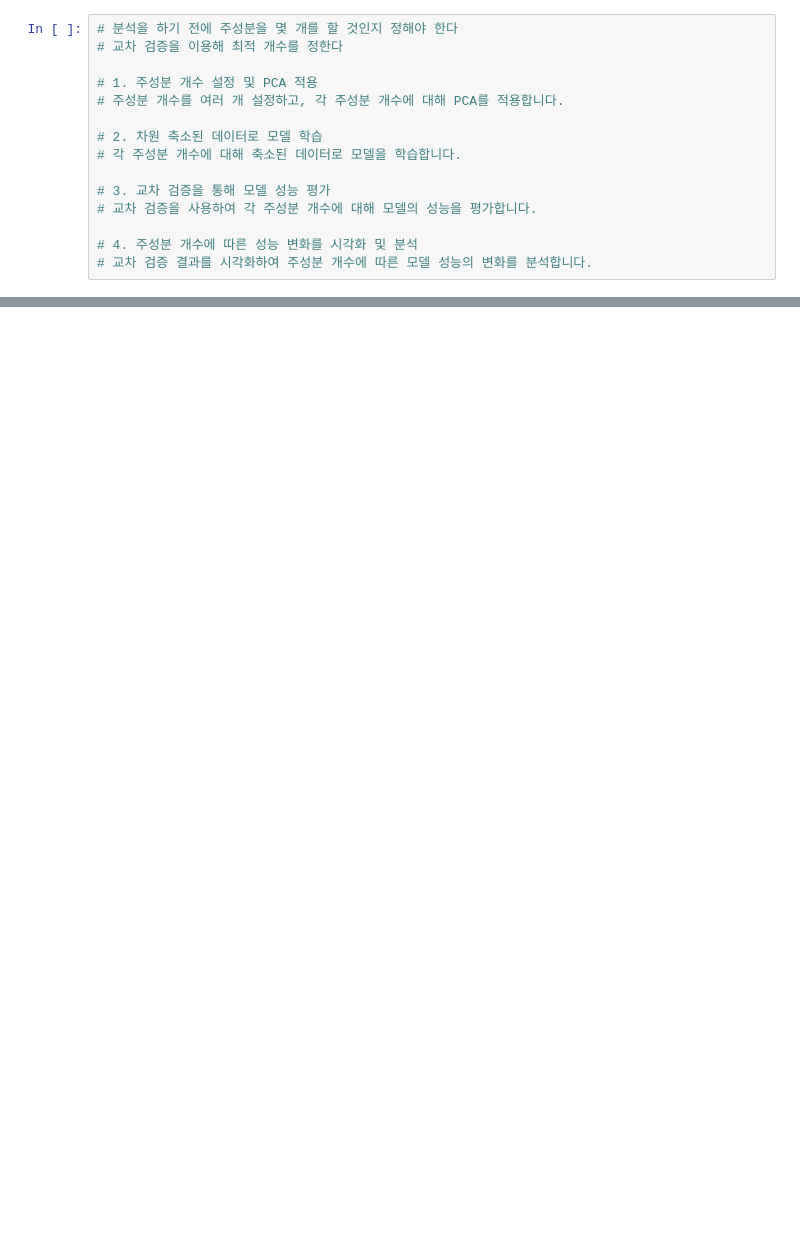
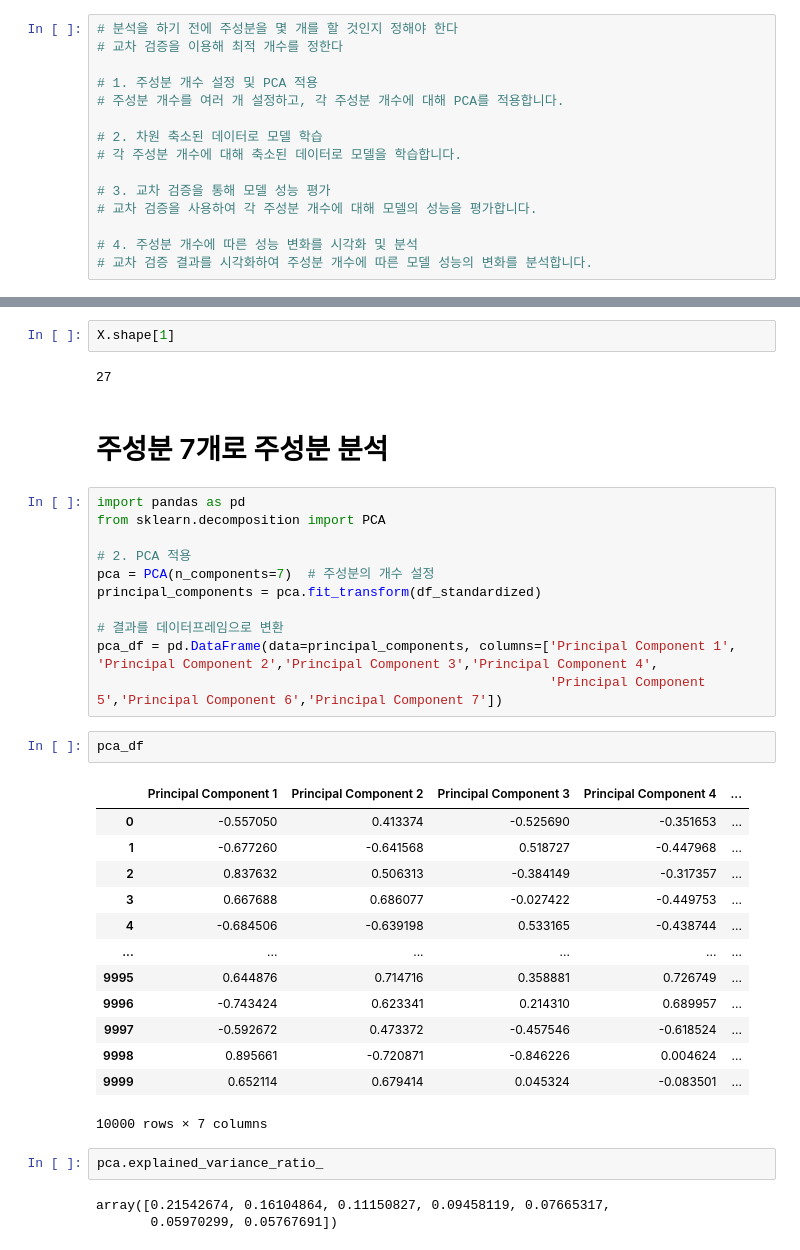
Before and after one commit to coconutkim/project_churn, a Jupyter notebook: real6.ipynb, the cells around one changed output, grey strips where cells are left out. Drawn from its saved outputs; the diff is of its cells as text; blank space fills up the shorter version.

```diff
--- a/real6.ipynb
+++ b/real6.ipynb
@@ -523,0 +570,38 @@ Optimal number of components: 3
+# %%
+X.shape[1]
+# %% [output]
+27
+# %% [markdown]
+# 주성분 7개로 주성분 분석
+# %%
+import pandas as pd
+from sklearn.decomposition import PCA
+
+# 2. PCA 적용
+pca = PCA(n_components=7)  # 주성분의 개수 설정
+principal_components = pca.fit_transform(df_standardized)
+
+# 결과를 데이터프레임으로 변환
+pca_df = pd.DataFrame(data=principal_components, columns=['Principal Component 1', 'Principal Component 2','Principal Component 3','Principal Component 4',
+                                                          'Principal Component 5','Principal Component 6','Principal Component 7'])
+# %%
+pca_df
+# %% [output]
+|  | Principal Component 1 | Principal Component 2 | Principal Component 3 | Principal Component 4 | ... |
+| 0 | -0.557050 | 0.413374 | -0.525690 | -0.351653 | ... |
+| 1 | -0.677260 | -0.641568 | 0.518727 | -0.447968 | ... |
+| 2 | 0.837632 | 0.506313 | -0.384149 | -0.317357 | ... |
+| 3 | 0.667688 | 0.686077 | -0.027422 | -0.449753 | ... |
+| 4 | -0.684506 | -0.639198 | 0.533165 | -0.438744 | ... |
+| ... | ... | ... | ... | ... | ... |
+| 9995 | 0.644876 | 0.714716 | 0.358881 | 0.726749 | ... |
+| 9996 | -0.743424 | 0.623341 | 0.214310 | 0.689957 | ... |
+| 9997 | -0.592672 | 0.473372 | -0.457546 | -0.618524 | ... |
+| 9998 | 0.895661 | -0.720871 | -0.846226 | 0.004624 | ... |
+| 9999 | 0.652114 | 0.679414 | 0.045324 | -0.083501 | ... |
+10000 rows × 7 columns
+# %%
+pca.explained_variance_ratio_
+# %% [output]
+array([0.21542674, 0.16104864, 0.11150827, 0.09458119, 0.07665317,
+       0.05970299, 0.05767691])
```
Also changed, not shown: parts of 12 cells of this notebook.
